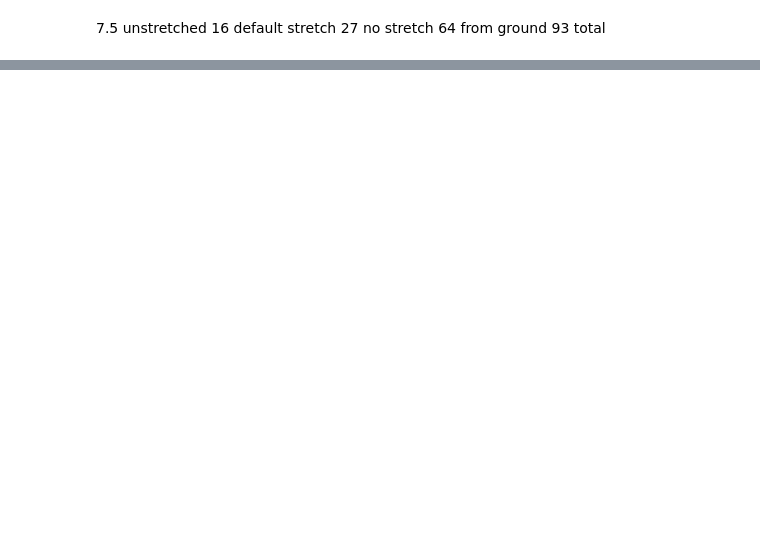
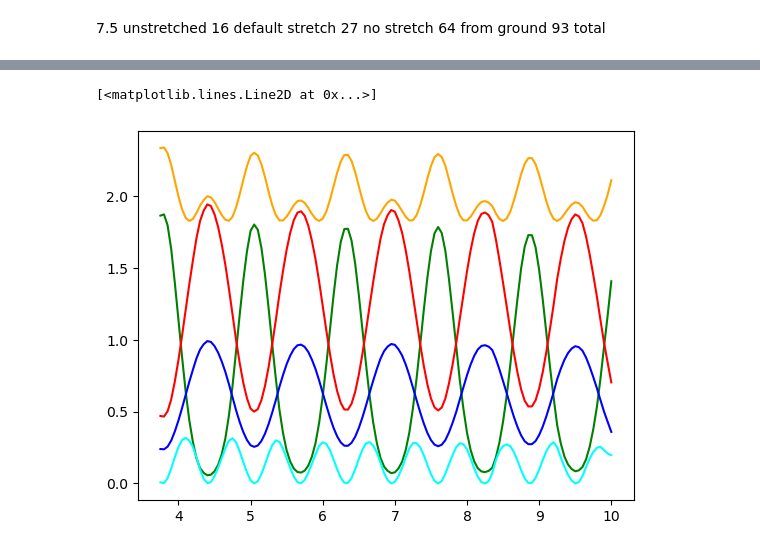
Before and after one commit to AustinZhang25/HonorsPhysics2, a Jupyter notebook: Unit 3 Spring Oscillation .ipynb, the cells around one changed output, grey strips where cells are left out. Saved outputs shown, nothing was run; the diff lists cells and outputs as text; code cells hidden in the pictures; blank space fills up the shorter version.

```diff
--- a/Unit 3 Spring Oscillation .ipynb
+++ b/Unit 3 Spring Oscillation .ipynb
@@ -282,0 +326,21 @@ plt.plot(time, Listx, color = "blue")
+# %%
+for i in range(len(Listx)):
+    KE = (1/2)*m*(Listvx[i])**2
+    #
+    EPE = (1/2)*k*(1.2-0.05-Listx[i])**2
+    GPE = m*g*(Listx[i])
+    NetE =EPE + GPE
+
+    ListKinE.append(KE)
+    ListSpringE.append(EPE)
+    ListGravE.append(GPE)
+    ListNetE.append(NetE)
+
+plt.plot(time, ListSpringE, color = "green")
+plt.plot(time, ListGravE, color = "red")
+plt.plot(time, ListKinE, color = "cyan")
+plt.plot(time, ListNetE, color = "orange")
+plt.plot(time, Listx, color = "blue")
+# %% [output]
+[<matplotlib.lines.Line2D at 0x...>]
+[figure, added]
```
Also changed, not shown: parts of 9 cells of this notebook, 1 other file.
